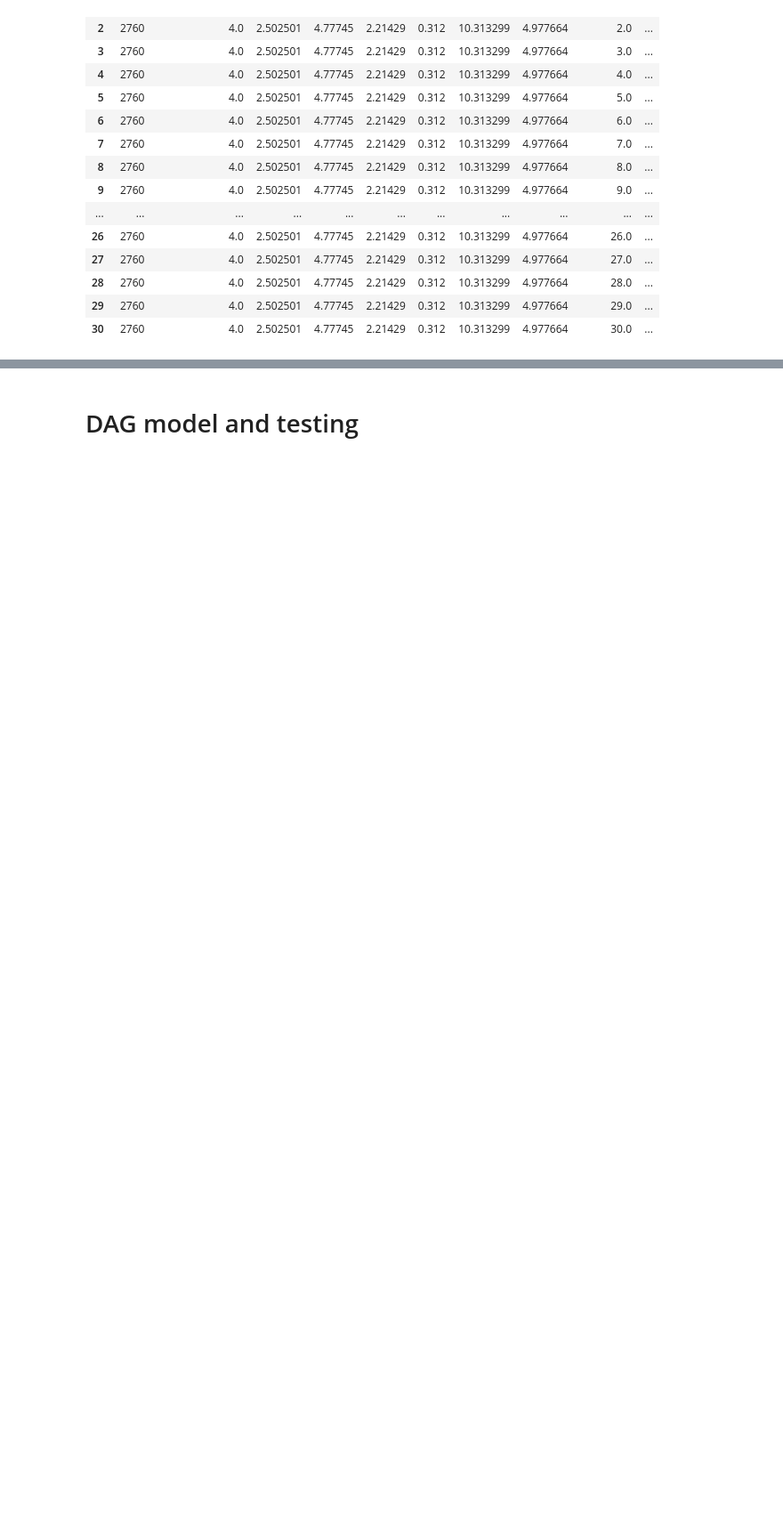
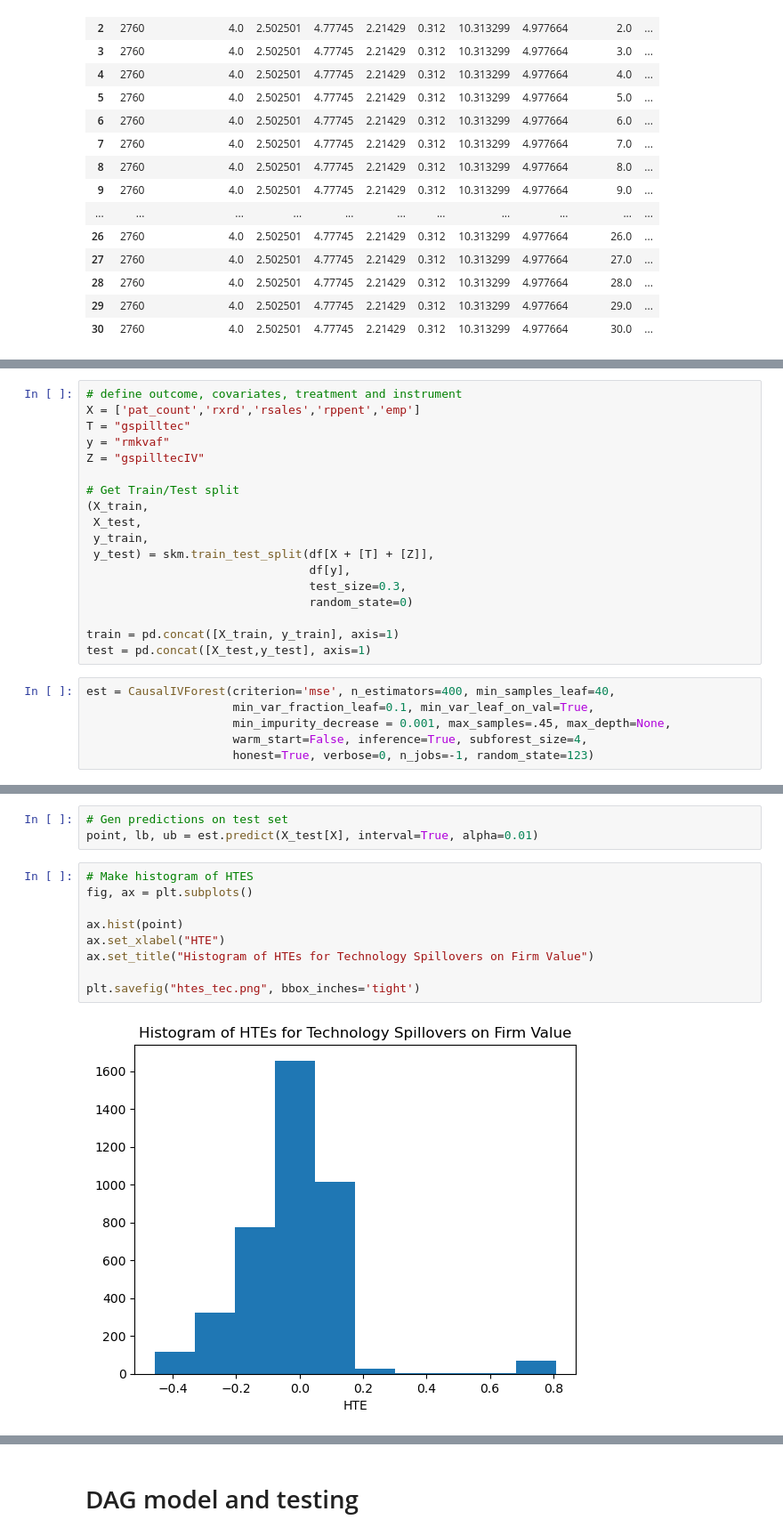
Before and after one commit to MartinMcFarlane/ECO2425-Causal-ML, a Jupyter notebook: Spillovers Project.ipynb, the cells around one changed output, grey strips where cells are left out. Shown at 89% size. Drawn from its saved outputs; the diff is of its cells as text; blank space fills up the shorter version.

```diff
--- a/Spillovers Project.ipynb
+++ b/Spillovers Project.ipynb
@@ -2041,0 +2116,24 @@ sns.lineplot(data=pred_test.query("index in @sample_ids"),
+# %%
+# define outcome, covariates, treatment and instrument
+X = ['pat_count','rxrd','rsales','rppent','emp']
+T = "gspilltec"
+y = "rmkvaf"
+Z = "gspilltecIV"
+
+# Get Train/Test split
+(X_train,
+ X_test,
+ y_train,
+ y_test) = skm.train_test_split(df[X + [T] + [Z]],
+                                df[y],
+                                test_size=0.3,
+                                random_state=0)
+
+train = pd.concat([X_train, y_train], axis=1)
+test = pd.concat([X_test,y_test], axis=1)
+# %%
+est = CausalIVForest(criterion='mse', n_estimators=400, min_samples_leaf=40,
+                     min_var_fraction_leaf=0.1, min_var_leaf_on_val=True,
+                     min_impurity_decrease = 0.001, max_samples=.45, max_depth=None,
+                     warm_start=False, inference=True, subforest_size=4,
+                     honest=True, verbose=0, n_jobs=-1, random_state=123)
@@ -2041,0 +2146,14 @@ sns.lineplot(data=pred_test.query("index in @sample_ids"),
+# %%
+# Gen predictions on test set
+point, lb, ub = est.predict(X_test[X], interval=True, alpha=0.01)
+# %%
+# Make histogram of HTES
+fig, ax = plt.subplots()
+
+ax.hist(point)
+ax.set_xlabel("HTE")
+ax.set_title("Histogram of HTEs for Technology Spillovers on Firm Value")
+
+plt.savefig("htes_tec.png", bbox_inches='tight')
+# %% [output]
+[figure, added]
```
Also changed, not shown: parts of 28 cells of this notebook.
